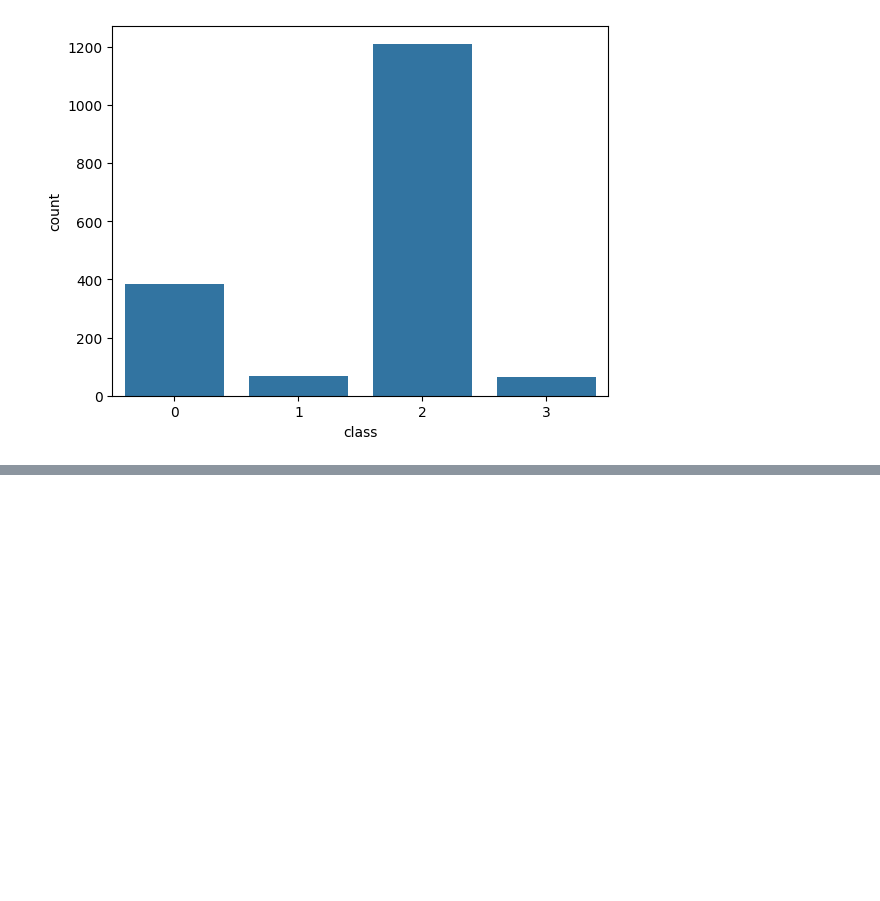
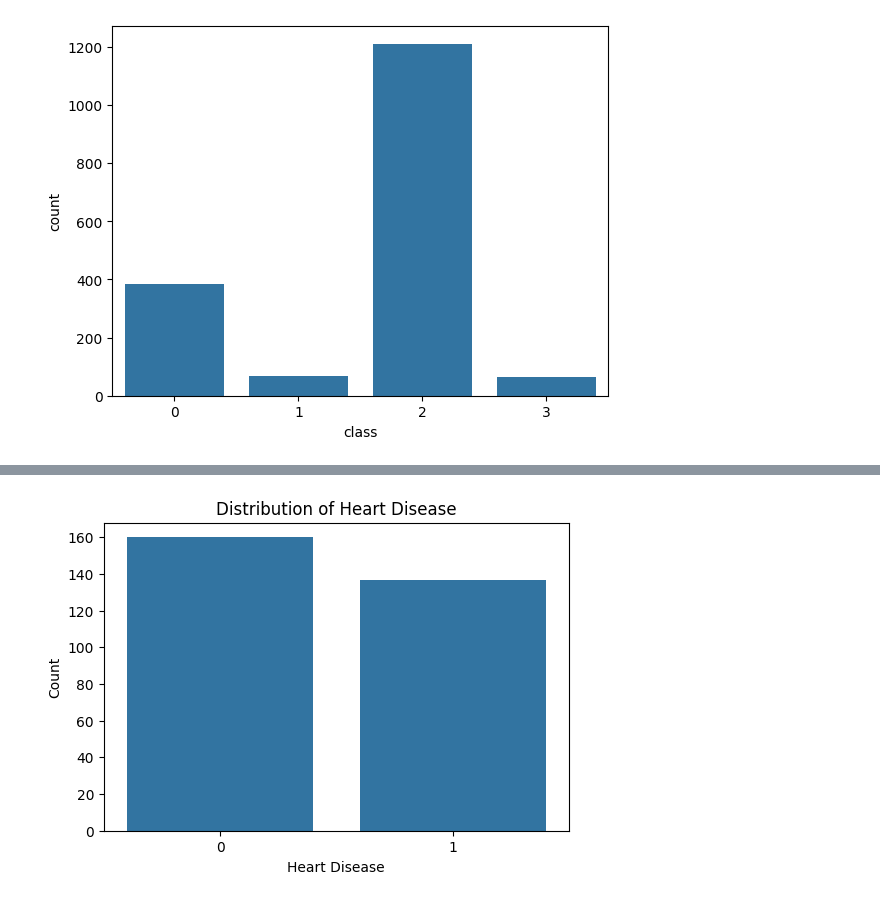
Before and after one commit to Samyog10/Python, a Jupyter notebook: Week6.ipynb, the cells around one changed output, grey strips where cells are left out. Saved outputs shown, nothing was run; the diff lists cells and outputs as text; code cells hidden in the pictures; blank space fills up the shorter version.

```diff
--- a/Week6.ipynb
+++ b/Week6.ipynb
@@ -232,0 +235,79 @@ plt.show()
+# %%
+import pandas as pd
+import numpy as np
+import matplotlib.pyplot as plt
+import seaborn as sns
+from sklearn.model_selection import train_test_split
+from sklearn.naive_bayes import GaussianNB
+from sklearn.metrics import accuracy_score, classification_report, confusion_matrix
+
+# Load the dataset
+url = "https://archive.ics.uci.edu/ml/machine-learning-databases/heart-disease/processed.cleveland.data"
+column_names = ['age', 'sex', 'cp', 'trestbps', 'chol', 'fbs', 'restecg', 'thalach', 'exang',
+                'oldpeak', 'slope', 'ca', 'thal', 'num']
+data = pd.read_csv(url, header=None, names=column_names, na_values='?')
+
+# Display the first few rows
+print("First few rows of the dataset:")
+print(data.head())
+
+# Data processing
+# Handle missing values by dropping rows with missing values
+data = data.dropna()
+
+# Convert the target variable 'num' to a binary classification: 0 (no disease) and 1 (disease)
+data['num'] = data['num'].apply(lambda x: 1 if x > 0 else 0)
+
+# Display data info and description
+print("\nData Info:")
+print(data.info())
+print("\nData Description:")
+print(data.describe())
+
+# Exploratory Data Analysis (EDA)
+# Visualize the distribution of the target variable
+plt.figure(figsize=(6, 4))
+sns.countplot(x='num', data=data)
+plt.title('Distribution of Heart Disease')
+plt.xlabel('Heart Disease')
+plt.ylabel('Count')
+plt.show()
+
+# Visualize the correlation matrix
+plt.figure(figsize=(12, 10))
+correlation_matrix = data.corr()
+sns.heatmap(correlation_matrix, annot=True, cmap='coolwarm')
+plt.title('Correlation Matrix')
+plt.show()
+
+# Visualize relationships between features and the target variable
+sns.pairplot(data, hue='num', diag_kind='hist')
+plt.show()
+
+# Split the dataset into training and testing sets
+X = data.drop('num', axis=1)
+y = data['num']
+X_train, X_test, y_train, y_test = train_test_split(X, y, test_size=0.2, random_state=42)
+
+# Build the Gaussian Naive Bayes model
+gnb = GaussianNB()
+gnb.fit(X_train, y_train)
+
+# Make predictions
+y_pred = gnb.predict(X_test)
+
+# Evaluate the model's performance
+accuracy = accuracy_score(y_test, y_pred)
+print(f'Accuracy: {accuracy:.2f}')
+
+print("\nClassification Report:")
+print(classification_report(y_test, y_pred))
+
+print("\nConfusion Matrix:")
+conf_matrix = confusion_matrix(y_test, y_pred)
+sns.heatmap(conf_matrix, annot=True, fmt='d', cmap='Blues')
+plt.xlabel('Predicted')
+plt.ylabel('Actual')
+plt.title('Confusion Matrix')
+plt.show()
+# %% [output]
@@ -232,0 +331 @@ plt.show()
+[figure, added]
```
Also changed, not shown: parts of 3 cells of this notebook.
